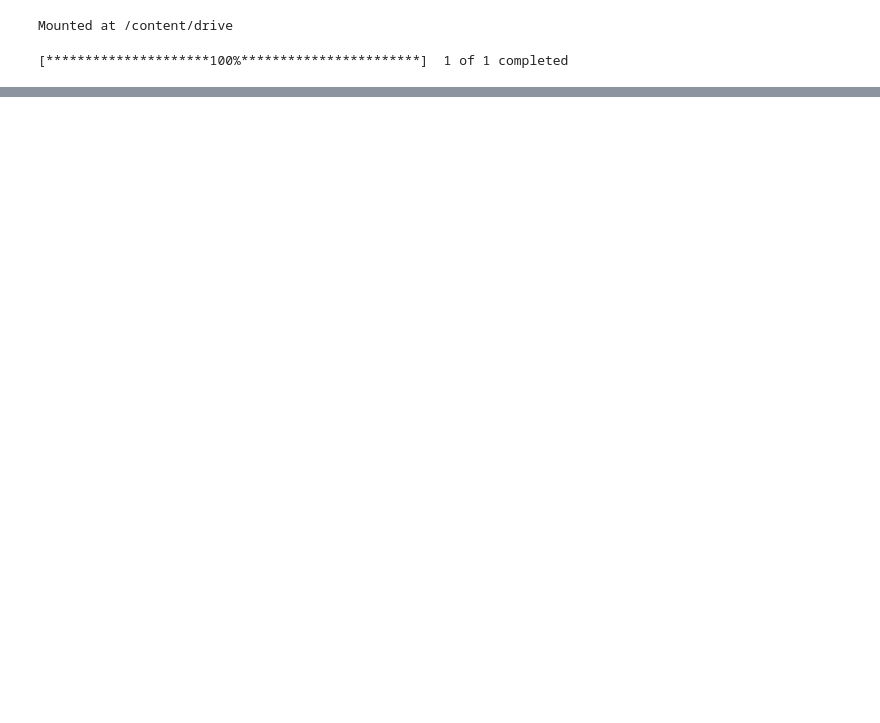
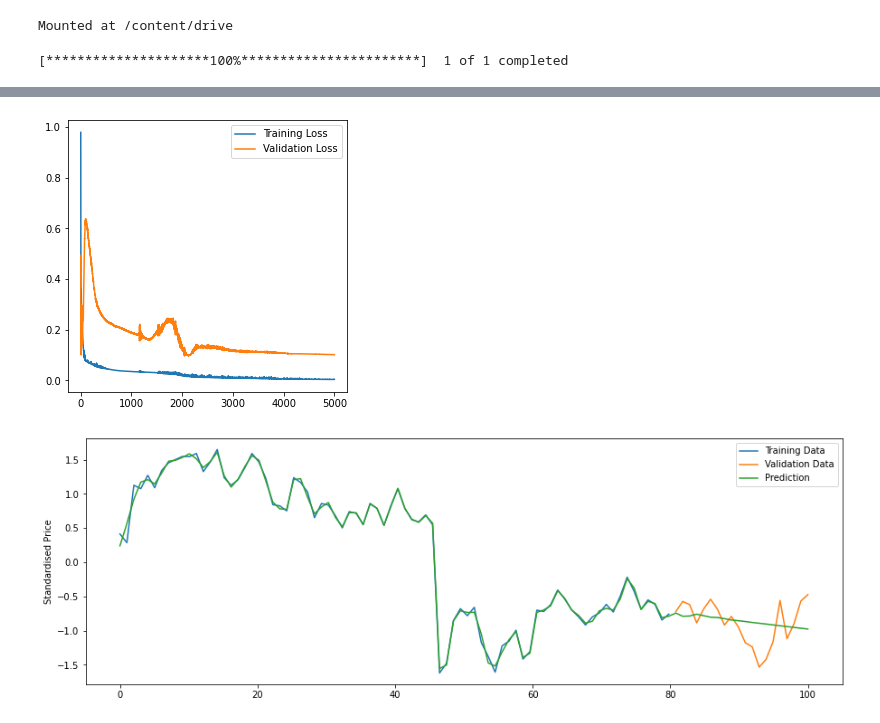
Before and after one commit to PaulTan191/ML, a Jupyter notebook: Stockus.ipynb, the cells around one changed output, grey strips where cells are left out. Saved outputs shown, nothing was run; the diff lists cells and outputs as text; code cells hidden in the pictures; blank space fills up the shorter version.

```diff
--- a/Stockus.ipynb
+++ b/Stockus.ipynb
@@ -82,0 +81,5 @@ stck.plot_losses()
+# %%
+stck.train_test(val_start = 20, start = 0)
+# %% [output]
+[figure, added]
+[figure, added]
```
Also changed, not shown: parts of 10 cells of this notebook, 2 other files.
